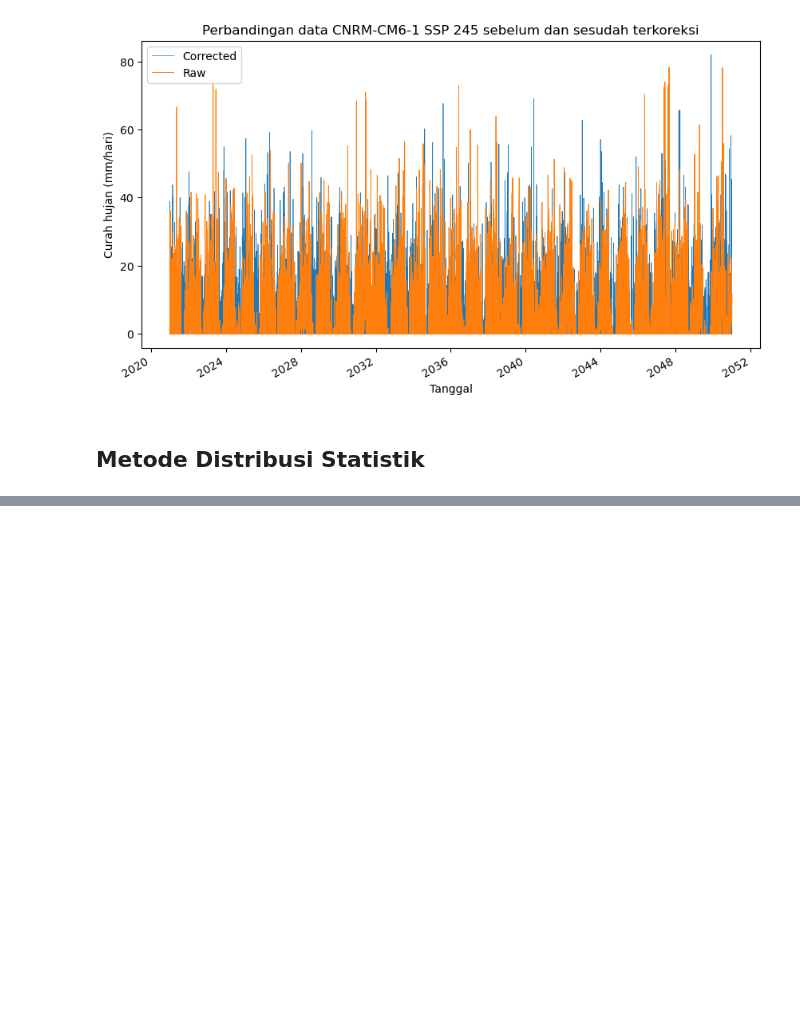
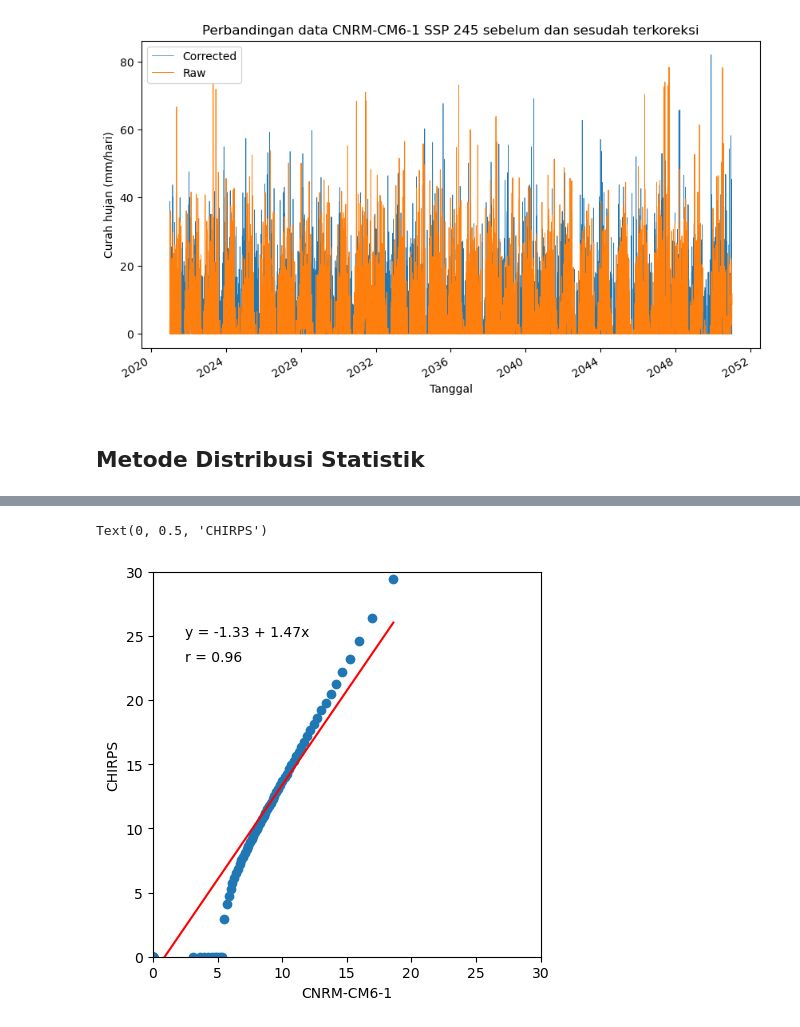
Before and after one commit to agungbaruna/modul-pemodelan-iklim, a Jupyter notebook: notebook/bias-correction.ipynb, the cells around one changed output, grey strips where cells are left out. Drawn from its saved outputs; the diff is of its cells as text; code cells hidden in the pictures; blank space fills up the shorter version.

```diff
--- a/notebook/bias-correction.ipynb
+++ b/notebook/bias-correction.ipynb
@@ -157,0 +146,20 @@ plt.show()
+# %%
+# 5. Menghitung nilai y
+resample_bsl_y = resample_bsl_mean_ln - resample_bsl_ln.mean(dim='time')
+chp_y = chp_mean_ln - chp_ln.mean(dim='time')
+# %%
+# 6. Menghitung nilai alpha
+def alpha(y):
+   if y <= 0.5772:
+      return (0.5000876 + 0.1648852*y - 0.0544276*y**2) / y
+   elif y <= 17:
+      return (8.898919 + 9.05995*y + 0.9775373*y**2) / (17.79728*y + 11.968477*y**2 + y**3)
+   else:
+      return 1 / y
+alpha_ufunc = np.vectorize(alpha)
+resample_bsl_alpha = xr.apply_ufunc(alpha_ufunc, resample_bsl_y.compute())
+chp_alpha = xr.apply_ufunc(alpha_ufunc, chp_y.compute())
+# %%
+# 7. Menghitung nilai beta
+resample_bsl_beta = resample_bsl_mean / resample_bsl_alpha
+chp_beta = chp_mean / chp_alpha
@@ -157,0 +321,31 @@ plt.show()
+# %%
+# Plot Invers CDF CHIRPS dan CNRM-CM6-1 Baseline, serta cantumkan persamaan regresi
+# Perform linear regression
+fit = linregress(bsl_sel, chp_sel)
+bsl_fit = fit.slope * bsl_sel + fit.intercept
+
+# Plot invers CDF
+fig, ax = plt.subplots(figsize=(5, 5))
+
+lat, lon = -3.3224, 114.5960
+
+chp_sel = chp_invcdf.sel(lat=lat, lon=lon, method='nearest').values
+bsl_sel = resample_bsl_invcdf.sel(lat=lat, lon=lon, method='nearest').values
+
+# Plot scatter
+ax.scatter(x = bsl_sel, y = chp_sel)
+
+# Plot garis linier
+ax.plot(bsl_sel, chp_fit, color = 'red')
+
+# Menambahkan informasi persamaan regresi serta korelasi
+regression_equation = f'y = {intercept:.2f} + {slope:.2f}x'
+ax.text(2.5, 25, regression_equation)
+ax.text(2.5, 23, f'r = {r_value:.2f}')
+
+ax.set_xlim([0, 30]); ax.set_ylim([0, 30])
+ax.set_xlabel('CNRM-CM6-1')
+ax.set_ylabel('CHIRPS')
+# %% [output]
+Text(0, 0.5, 'CHIRPS')
+[figure, added]
```
Also changed, not shown: parts of 22 cells of this notebook, 5 other files.
